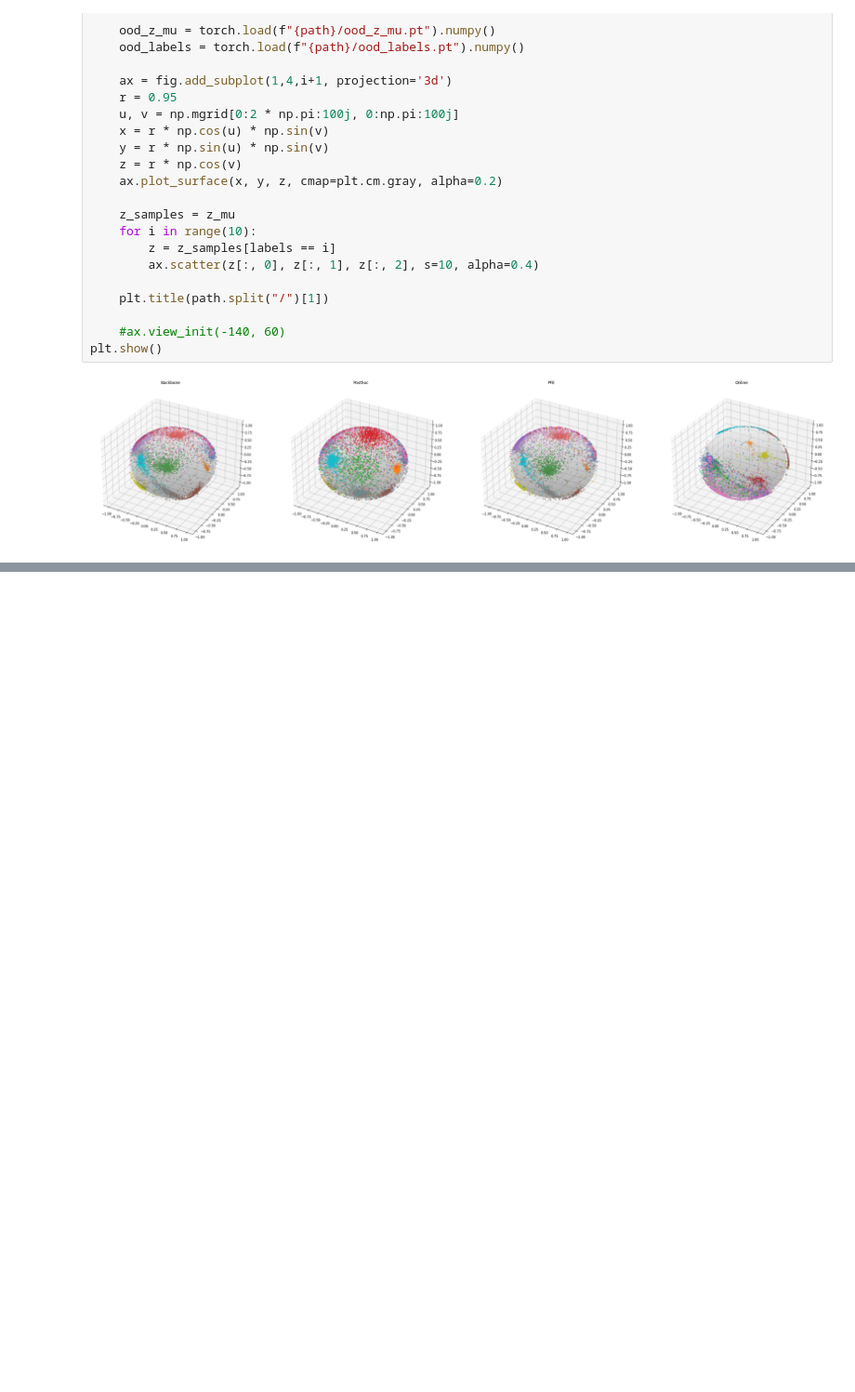
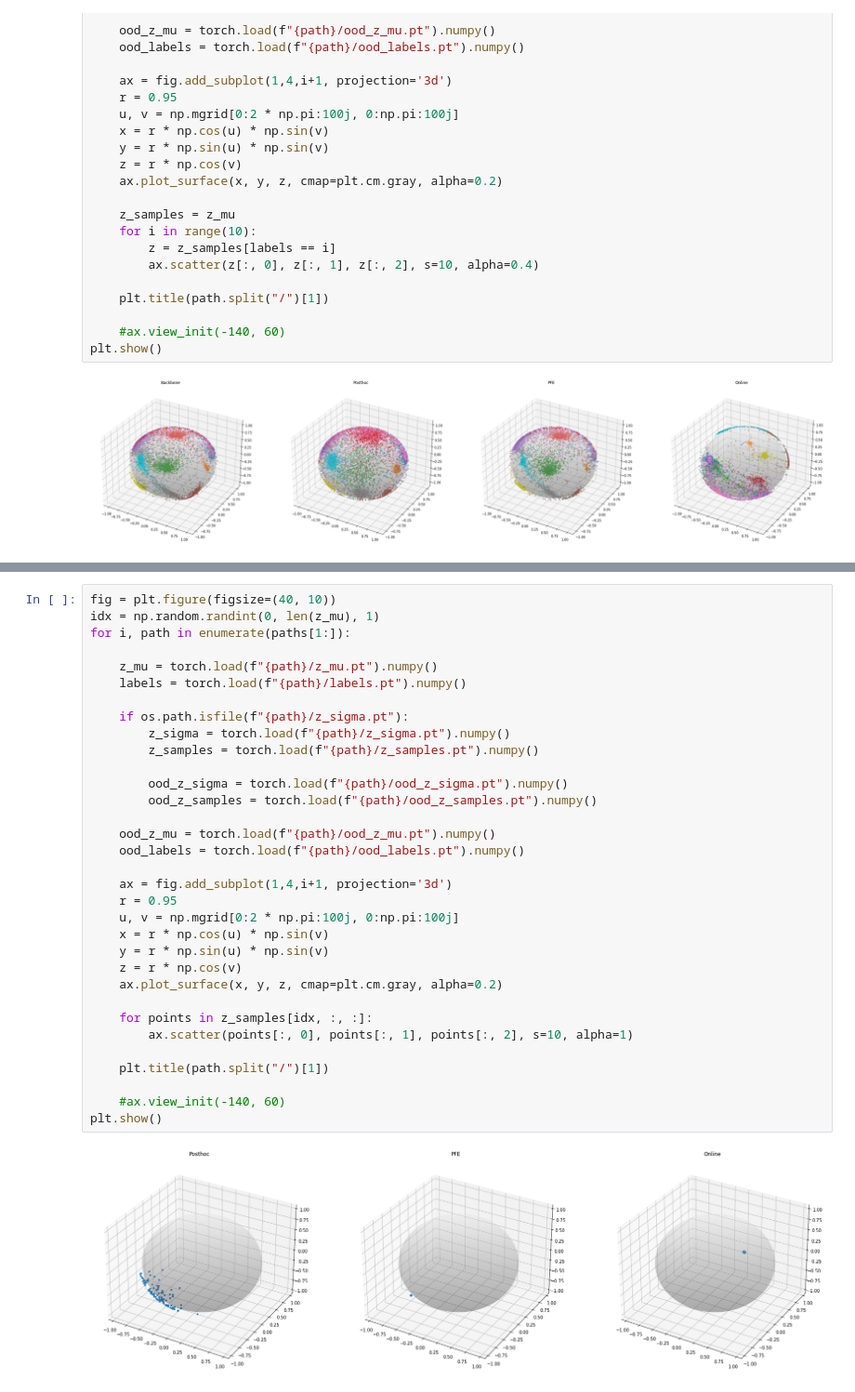
Before and after one commit to simonmoesorensen/bayesian-laplace-metric-learning, a Jupyter notebook: notebooks/visualize_on_sphere.ipynb, the cells around one changed output, grey strips where cells are left out. Shown at 93% size. Cells and saved outputs as stored; diff of their text form; blank space fills up the shorter version.

```diff
--- a/notebooks/visualize_on_sphere.ipynb
+++ b/notebooks/visualize_on_sphere.ipynb
@@ -242,0 +243,35 @@ plt.show()
+# %%
+fig = plt.figure(figsize=(40, 10))
+idx = np.random.randint(0, len(z_mu), 1)
+for i, path in enumerate(paths[1:]):
+
+    z_mu = torch.load(f"{path}/z_mu.pt").numpy()
+    labels = torch.load(f"{path}/labels.pt").numpy()
+
+    if os.path.isfile(f"{path}/z_sigma.pt"):
+        z_sigma = torch.load(f"{path}/z_sigma.pt").numpy()
+        z_samples = torch.load(f"{path}/z_samples.pt").numpy()
+
+        ood_z_sigma = torch.load(f"{path}/ood_z_sigma.pt").numpy()
+        ood_z_samples = torch.load(f"{path}/ood_z_samples.pt").numpy()
+
+    ood_z_mu = torch.load(f"{path}/ood_z_mu.pt").numpy()
+    ood_labels = torch.load(f"{path}/ood_labels.pt").numpy()
+
+    ax = fig.add_subplot(1,4,i+1, projection='3d')
+    r = 0.95
+    u, v = np.mgrid[0:2 * np.pi:100j, 0:np.pi:100j]
+    x = r * np.cos(u) * np.sin(v)
+    y = r * np.sin(u) * np.sin(v)
+    z = r * np.cos(v)
+    ax.plot_surface(x, y, z, cmap=plt.cm.gray, alpha=0.2)
+
+    for points in z_samples[idx, :, :]:
+        ax.scatter(points[:, 0], points[:, 1], points[:, 2], s=10, alpha=1)
+
+    plt.title(path.split("/")[1])
+
+    #ax.view_init(-140, 60)
+plt.show()
+# %% [output]
+[figure, added]
```
Also changed, not shown: parts of 2 cells of this notebook, 3 other files.
